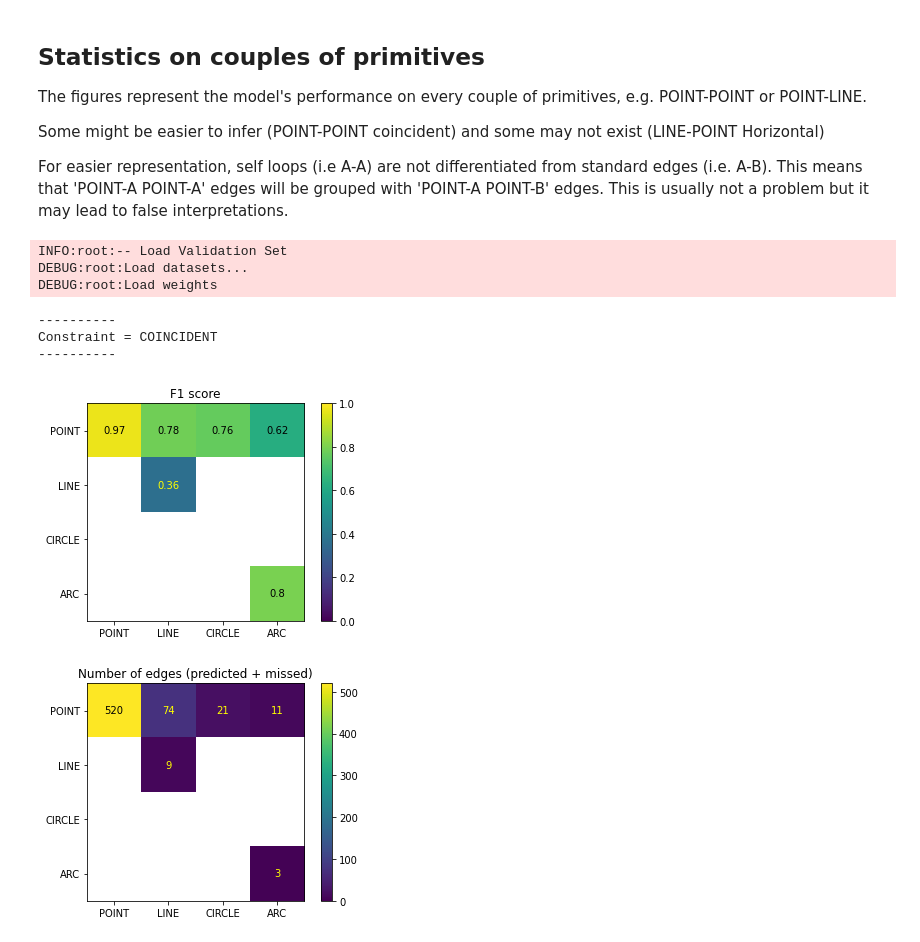
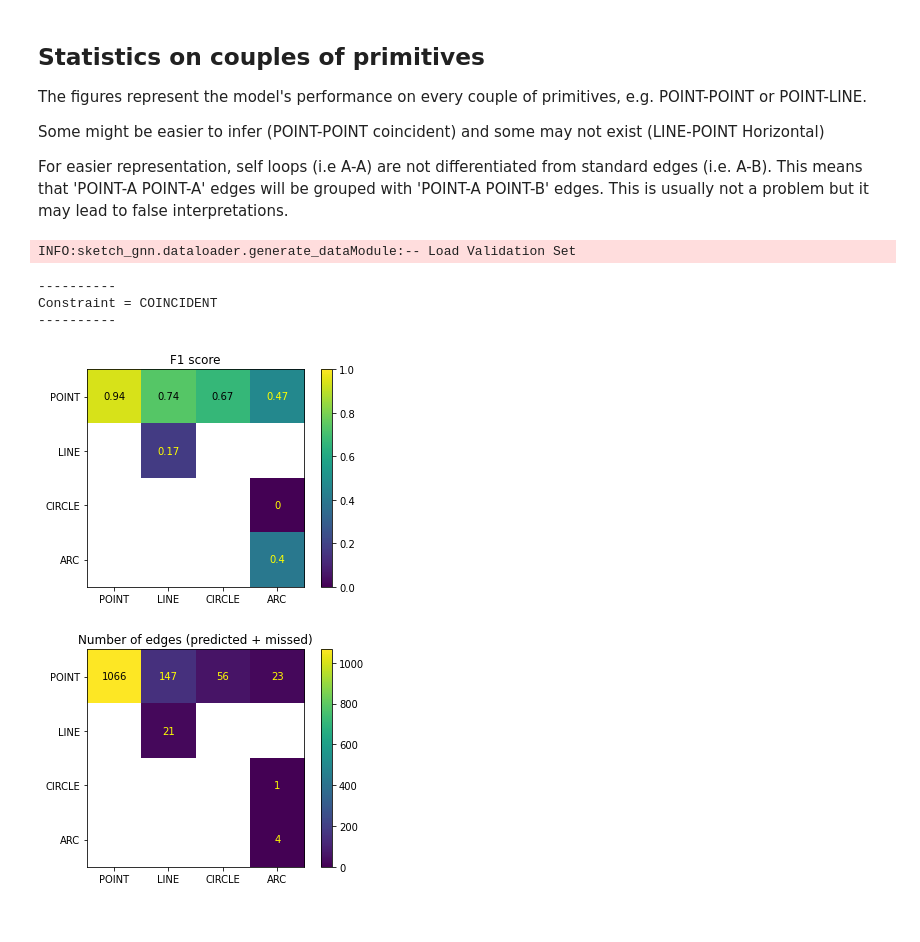
Before and after one commit to sketchai/model, a Jupyter notebook: notebook/Metrics.ipynb, the cells around one changed output. Drawn from its saved outputs; the diff is of its cells as text; code cells hidden in the pictures.

```diff
--- a/notebook/Metrics.ipynb
+++ b/notebook/Metrics.ipynb
@@ -314,7 +328,7 @@ This is usually not a problem but it may lead to false interpretations.
 # %%
 from collections import defaultdict, Counter
 conf['train']['batch_size'] = 500
-graph_datamodule = SketchGraphDataModule(conf, d_prep)
+graph_datamodule = SketchGraphDataModule(conf)
 dataloader = graph_datamodule.val_dataloader()
 batch_iterator = iter(dataloader)
 batch = next(batch_iterator)
@@ -333,8 +347,8 @@ BASIC_PRIMITIVES = ['POINT', 'LINE', 'CIRCLE', 'ARC']
 
 for idx in range(len(pred.predicted_sigmoid)):
     i0, i1 = pred.references[idx]
-    edge_i0 = batch['node_features'][i0]
-    edge_i1 = batch['node_features'][i1]
+    edge_i0 = batch['x'][:,0][i0]
+    edge_i1 = batch['x'][:,0][i1]
     key = frozenset([
         REVERSE_NODE_IDX_MAP[edge_i0],
         REVERSE_NODE_IDX_MAP[edge_i1],
@@ -379,35 +393,33 @@ def plot_matrix(matrix, vmin = None, vmax = None):
     ax.set_yticks(np.arange(4))
     ax.set_xticklabels(BASIC_PRIMITIVES)
     ax.set_yticklabels(BASIC_PRIMITIVES)
     for (j,i),label in np.ndenumerate(matrix):
         if np.isnan(label):
             continue
         else:
             rounded = round(label,2)
             if rounded%1 == 0:
                 rounded = int(rounded)
             color = 'black' if rounded > (vmax-vmin)/2 else 'yellow'
         ax.text(i,j,rounded,ha='center',va='center', color=color)
     return fig, ax
 
 print("-"*10)
 print(f"Constraint = {constraint_name}")
 print("-"*10)
 
 f1_matrix = 2*pre_matrix*rec_matrix/(pre_matrix + rec_matrix + 1e-5)
 plot_matrix(f1_matrix, vmin = 0, vmax = 1)
 plt.colorbar()
 plt.title('F1 score')
 
 plot_matrix(tot_matrix, vmin = 0)
 plt.colorbar()
 _ = plt.title('Number of edges (predicted + missed)')
 # %% [output]
-INFO:root:-- Load Validation Set
-DEBUG:root:Load datasets...
-DEBUG:root:Load weights
+INFO:sketch_gnn.dataloader.generate_dataModule:-- Load Validation Set
 ----------
 Constraint = COINCIDENT
 ----------
-[figure, old version]
+[figure, new version]
-[figure, old version]
+[figure, new version]
```
Also changed, not shown: parts of 9 cells of this notebook, 55 other files.
